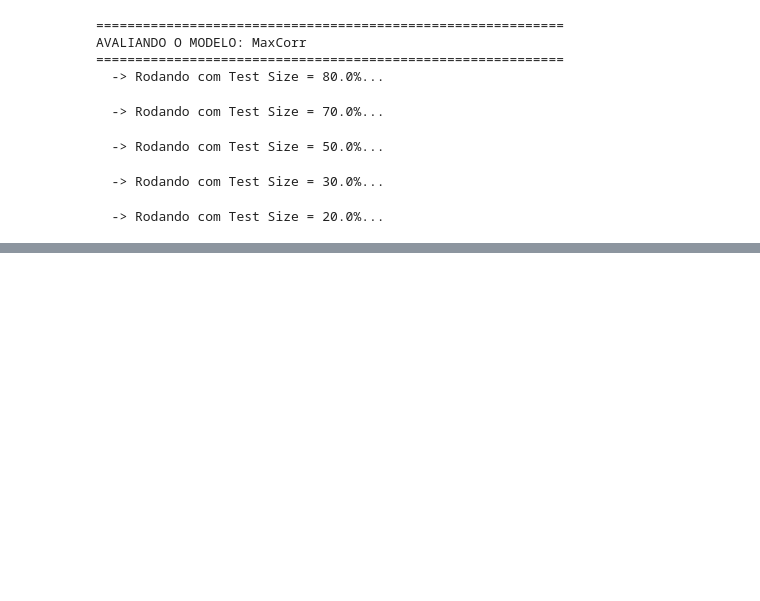
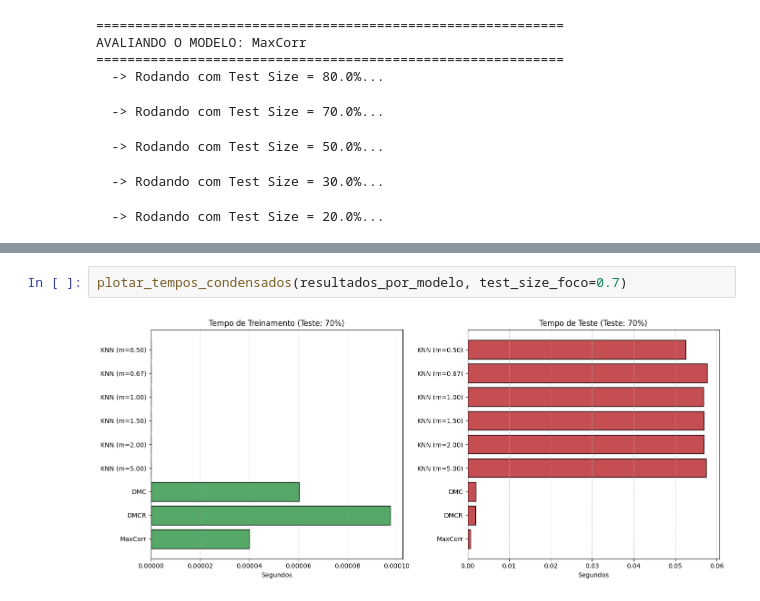
Before and after one commit to LuisFelipeCSouza/reconhecimento-de-padroes, a Jupyter notebook: trabalho-1/main_2.ipynb, the cells around one changed output, grey strips where cells are left out. Saved outputs shown, nothing was run; the diff lists cells and outputs as text; blank space fills up the shorter version.

```diff
--- a/trabalho-1/main_2.ipynb
+++ b/trabalho-1/main_2.ipynb
@@ -624,0 +670,4 @@ plotar_tempos_condensados(resultados_por_modelo, test_size_foco=0.2)
+# %%
+plotar_tempos_condensados(resultados_por_modelo, test_size_foco=0.7)
+# %% [output]
+[figure, added]
```
Also changed, not shown: parts of 19 cells of this notebook, 16 other files.
